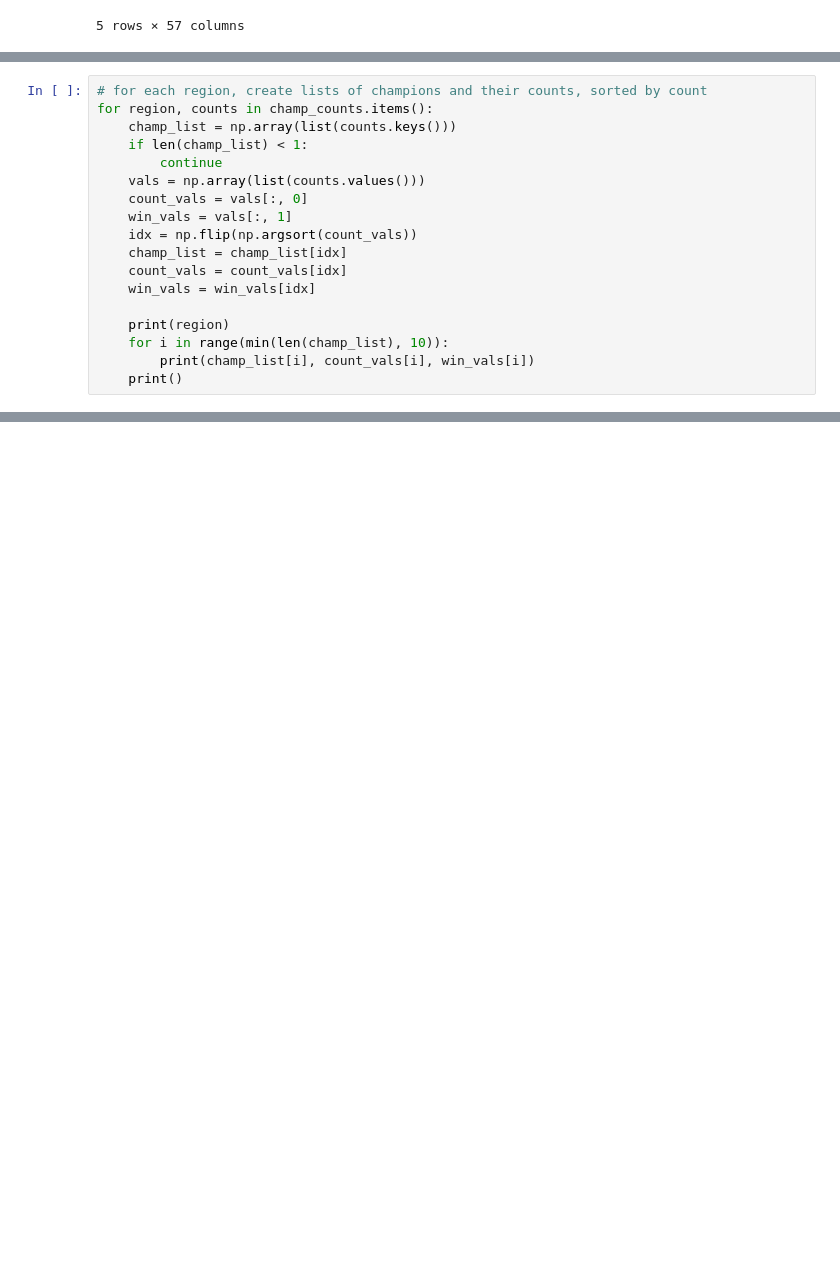
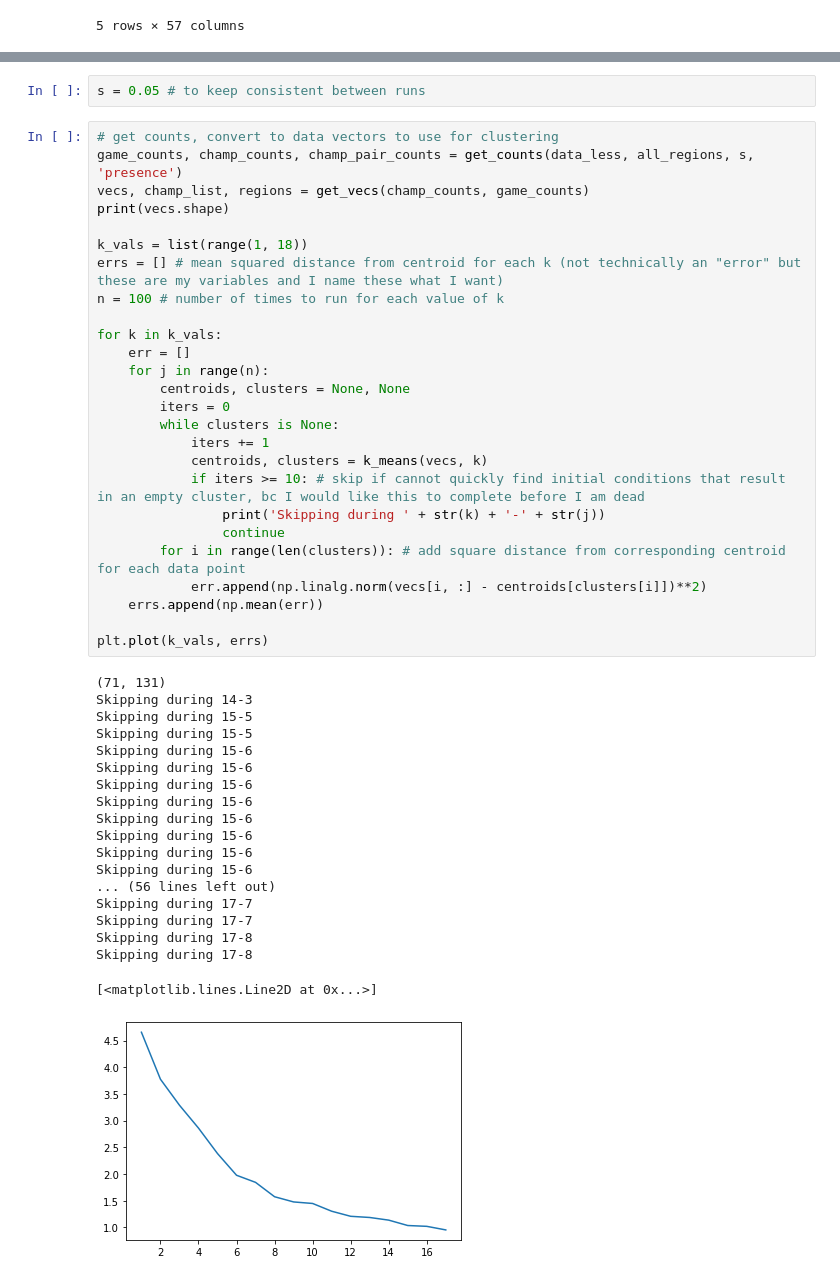
Before and after one commit to bjkim00/CSCI4022_Final_Project, a Jupyter notebook: Final Project.ipynb, the cells around one changed output, grey strips where cells are left out. Saved outputs shown, nothing was run; the diff lists cells and outputs as text; blank space fills up the shorter version.

```diff
--- a/Final Project.ipynb
+++ b/Final Project.ipynb
@@ -77,18 +288,0 @@ for idx, row in data_condensed.iterrows():
-# %%
-# for each region, create lists of champions and their counts, sorted by count
-for region, counts in champ_counts.items():
-    champ_list = np.array(list(counts.keys()))
-    if len(champ_list) < 1:
-        continue
-    vals = np.array(list(counts.values()))
-    count_vals = vals[:, 0]
-    win_vals = vals[:, 1]
-    idx = np.flip(np.argsort(count_vals))
-    champ_list = champ_list[idx]
-    count_vals = count_vals[idx]
-    win_vals = win_vals[idx]
-
-    print(region)
-    for i in range(min(len(champ_list), 10)):
-        print(champ_list[i], count_vals[i], win_vals[i])
-    print()
@@ -162,0 +337,48 @@ eu_2015_spring = [123, 2, 32, ...] # aatrox, ahri,
+# %%
+s = 0.05 # to keep consistent between runs
+# %%
+# get counts, convert to data vectors to use for clustering
+game_counts, champ_counts, champ_pair_counts = get_counts(data_less, all_regions, s, 'presence')
+vecs, champ_list, regions = get_vecs(champ_counts, game_counts)
+print(vecs.shape)
+
+k_vals = list(range(1, 18))
+errs = [] # mean squared distance from centroid for each k (not technically an "error" but these are my variables and I name these what I want)
+n = 100 # number of times to run for each value of k
+
+for k in k_vals:
+    err = []
+    for j in range(n):
+        centroids, clusters = None, None
+        iters = 0
+        while clusters is None:
+            iters += 1
+            centroids, clusters = k_means(vecs, k)
+            if iters >= 10: # skip if cannot quickly find initial conditions that result in an empty cluster, bc I would like this to complete before I am dead
+                print('Skipping during ' + str(k) + '-' + str(j))
+                continue
+        for i in range(len(clusters)): # add square distance from corresponding centroid for each data point
+            err.append(np.linalg.norm(vecs[i, :] - centroids[clusters[i]])**2)
+    errs.append(np.mean(err))
+
+plt.plot(k_vals, errs)
+# %% [output]
+(71, 131)
+Skipping during 14-3
+Skipping during 15-5
+Skipping during 15-5
+Skipping during 15-6
+Skipping during 15-6
+Skipping during 15-6
+Skipping during 15-6
+Skipping during 15-6
+Skipping during 15-6
+Skipping during 15-6
+Skipping during 15-6
+... (56 lines left out)
+Skipping during 17-7
+Skipping during 17-7
+Skipping during 17-8
+Skipping during 17-8
+[<matplotlib.lines.Line2D at 0x...>]
+[figure, added]
```
Also changed, not shown: parts of 23 cells of this notebook.
